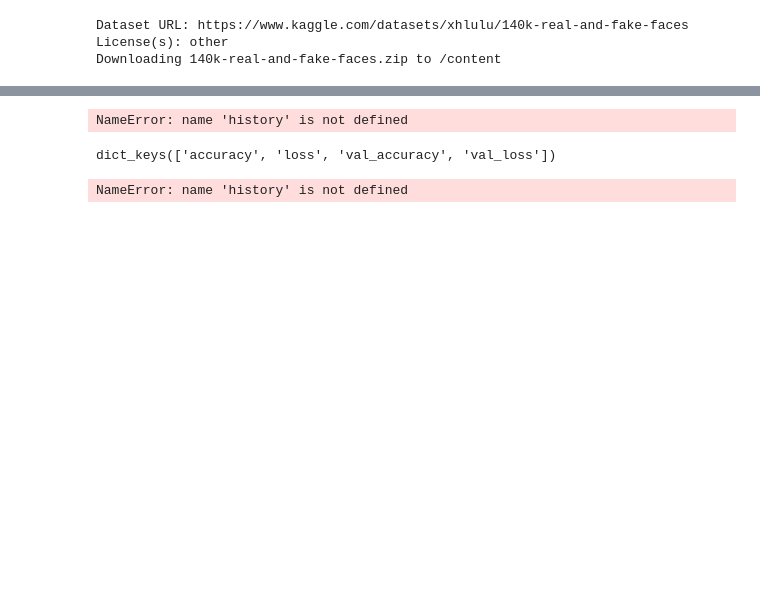
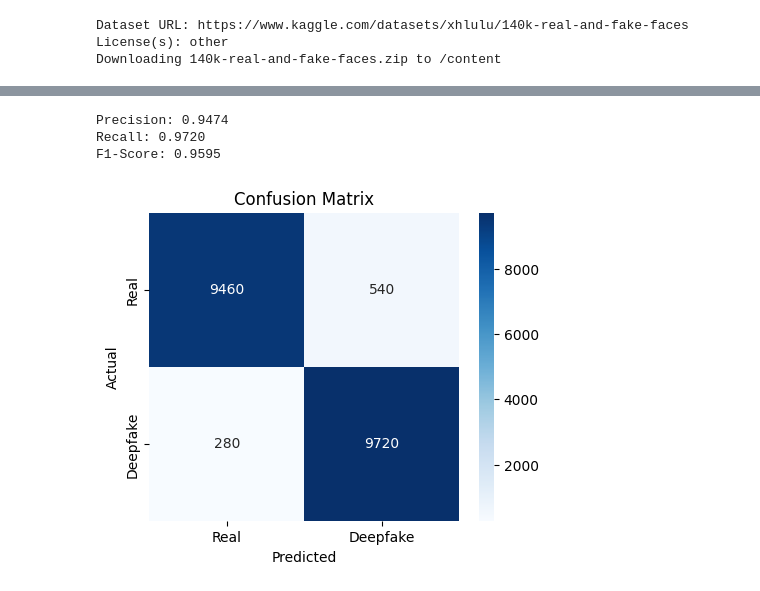
Before and after one commit to ojusgoel/Deepfake_FaceDetection_CNN, a Jupyter notebook: DeepFake_FaceDetection.ipynb, the cells around one changed output, grey strips where cells are left out. Cells and saved outputs as stored; diff of their text form; code cells hidden in the pictures; blank space fills up the shorter version.

```diff
--- a/DeepFake_FaceDetection.ipynb
+++ b/DeepFake_FaceDetection.ipynb
@@ -373,18 +464,43 @@ Test Loss: 0.4571
-# %%
-plt.plot(history.history.get('acc', history.history.get('accuracy')), label='Train Accuracy')
-plt.plot(history.history.get('val_acc', history.history.get('val_accuracy')), label='Validation Accuracy')
-plt.xlabel('Epochs')
-plt.ylabel('Accuracy')
-plt.legend()
-plt.show()
-# %% [output]
-NameError: name 'history' is not defined
-# %%
-print(history.history.keys())
-# %% [output]
-dict_keys(['accuracy', 'loss', 'val_accuracy', 'val_loss'])
-# %%
-for key, value in history.history.items():
-    print(f"{key}: {value[:5]}")  # Print first 5 values for each metric
-# %% [output]
-NameError: name 'history' is not defined
+# %%
+from sklearn.metrics import precision_score, recall_score, f1_score
+
+all_labels = []
+all_preds = []
+
+with torch.no_grad():
+    for images, labels in test_generator:
+        images = images.permute(0, 3, 1, 2).to(device)
+        labels = labels.float().to(device)
+
+        outputs = model(images).squeeze()
+        predicted = (outputs > 0.5).float()
+
+        all_labels.extend(labels.cpu().numpy())
+        all_preds.extend(predicted.cpu().numpy())
+
+precision = precision_score(all_labels, all_preds)
+recall = recall_score(all_labels, all_preds)
+f1 = f1_score(all_labels, all_preds)
+
+print(f"Precision: {precision:.4f}")
+print(f"Recall: {recall:.4f}")
+print(f"F1-Score: {f1:.4f}")
+# %% [output]
+Precision: 0.9474
+Recall: 0.9720
+F1-Score: 0.9595
+# %%
+import seaborn as sns
+import matplotlib.pyplot as plt
+from sklearn.metrics import confusion_matrix
+
+cm = confusion_matrix(all_labels, all_preds)
+
+plt.figure(figsize=(5, 4))
+sns.heatmap(cm, annot=True, fmt="d", cmap="Blues", xticklabels=["Real", "Deepfake"], yticklabels=["Real", "Deepfake"])
+plt.xlabel("Predicted")
+plt.ylabel("Actual")
+plt.title("Confusion Matrix")
+plt.show()
+# %% [output]
+[figure, added]
```
Also changed, not shown: parts of 45 cells of this notebook.
